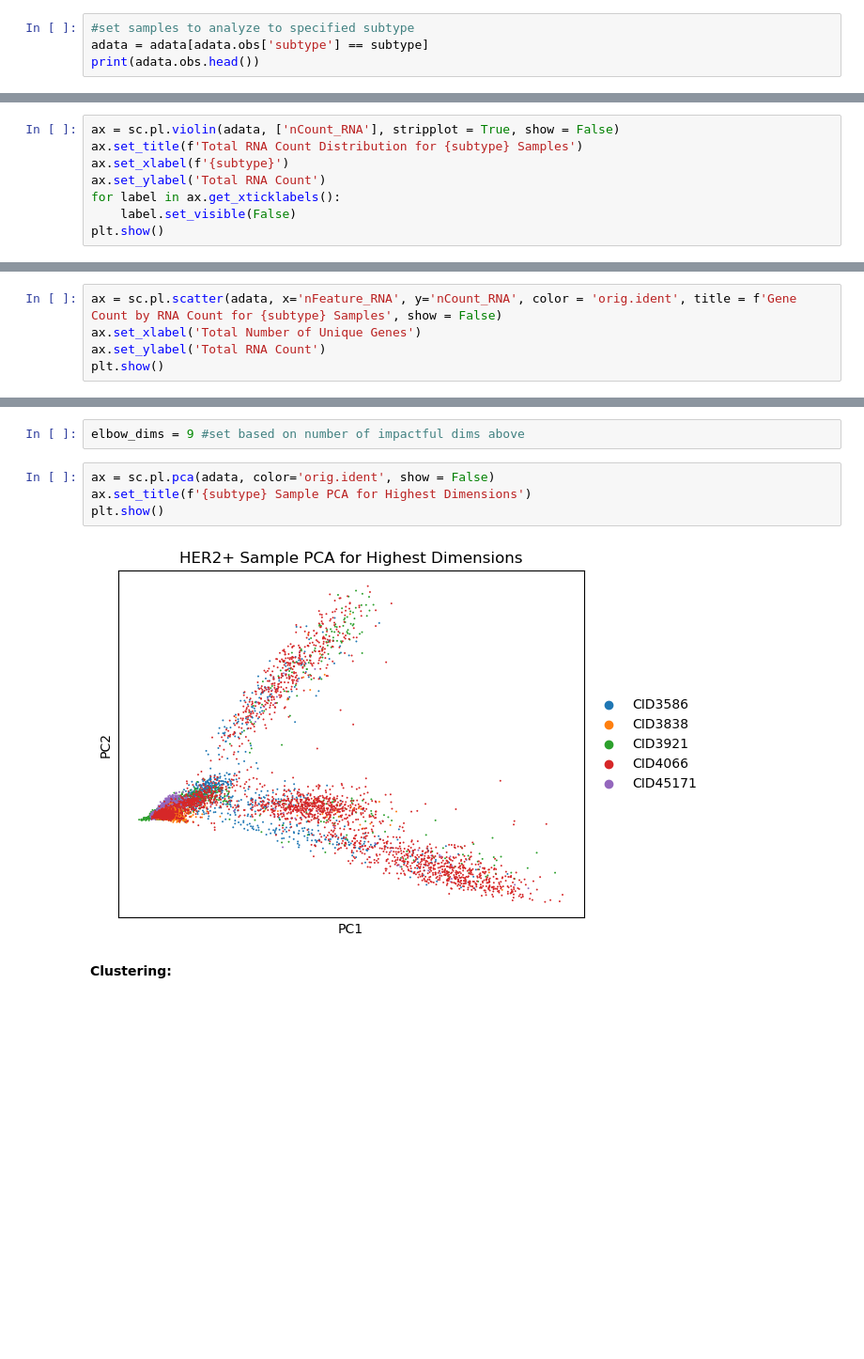
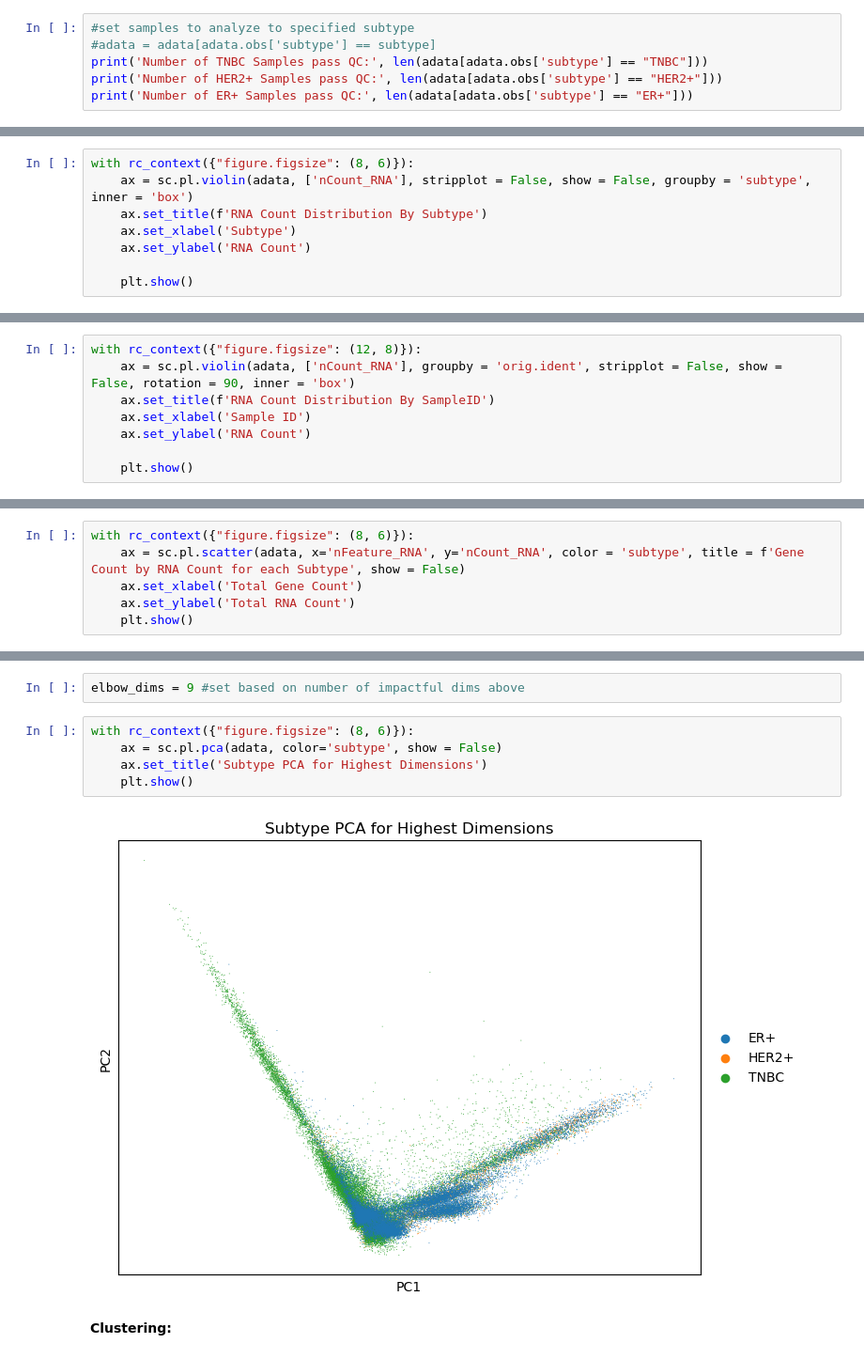
Before and after one commit to JoshuaGalla/BCMarkerDiscovery, a Jupyter notebook: analysis/project_analysis.ipynb, the cells around one changed output, grey strips where cells are left out. Shown at 94% size. Saved outputs shown, nothing was run; the diff lists cells and outputs as text; blank space fills up the shorter version.

Commit message:
reformatted plots, integrated pca and clustering w/labeled umap

```diff
--- a/analysis/project_analysis.ipynb
+++ b/analysis/project_analysis.ipynb
@@ -87,6 +91,8 @@ adata = adata[(
 )]
 # %%
 #set samples to analyze to specified subtype
-adata = adata[adata.obs['subtype'] == subtype]
-print(adata.obs.head())
+#adata = adata[adata.obs['subtype'] == subtype]
+print('Number of TNBC Samples pass QC:', len(adata[adata.obs['subtype'] == "TNBC"]))
+print('Number of HER2+ Samples pass QC:', len(adata[adata.obs['subtype'] == "HER2+"]))
+print('Number of ER+ Samples pass QC:', len(adata[adata.obs['subtype'] == "ER+"]))
 # %% [output]
@@ -129,9 +129,9 @@ plt.show()
 # %%
-ax = sc.pl.violin(adata, ['nCount_RNA'], stripplot = True, show = False)
-ax.set_title(f'Total RNA Count Distribution for {subtype} Samples')
-ax.set_xlabel(f'{subtype}')
-ax.set_ylabel('Total RNA Count')
-for label in ax.get_xticklabels():
-    label.set_visible(False)
-plt.show()
+with rc_context({"figure.figsize": (8, 6)}):
+    ax = sc.pl.violin(adata, ['nCount_RNA'], stripplot = False, show = False, groupby = 'subtype', inner = 'box')
+    ax.set_title(f'RNA Count Distribution By Subtype')
+    ax.set_xlabel('Subtype')
+    ax.set_ylabel('RNA Count')
+
+    plt.show()
 # %% [output]
@@ -138,0 +139,8 @@ plt.show()
+# %%
+with rc_context({"figure.figsize": (12, 8)}):
+    ax = sc.pl.violin(adata, ['nCount_RNA'], groupby = 'orig.ident', stripplot = False, show = False, rotation = 90, inner = 'box')
+    ax.set_title(f'RNA Count Distribution By SampleID')
+    ax.set_xlabel('Sample ID')
+    ax.set_ylabel('RNA Count')
+
+    plt.show()
@@ -139,8 +149,9 @@ plt.show()
 # %% [markdown]
 __Visualization - Scatterplots:__
 # %%
-ax = sc.pl.scatter(adata, x='nFeature_RNA', y='nCount_RNA', color = 'orig.ident', title = f'Gene Count by RNA Count for {subtype} Samples', show = False)
-ax.set_xlabel('Total Number of Unique Genes')
-ax.set_ylabel('Total RNA Count')
-plt.show()
+with rc_context({"figure.figsize": (8, 6)}):
+    ax = sc.pl.scatter(adata, x='nFeature_RNA', y='nCount_RNA', color = 'subtype', title = f'Gene Count by RNA Count for each Subtype', show = False)
+    ax.set_xlabel('Total Gene Count')
+    ax.set_ylabel('Total RNA Count')
+    plt.show()
 # %% [output]
@@ -196,11 +209,12 @@ sc.pl.pca_variance_ratio(adata, show = True)
 # %%
 elbow_dims = 9 #set based on number of impactful dims above
 # %%
-ax = sc.pl.pca(adata, color='orig.ident', show = False)
-ax.set_title(f'{subtype} Sample PCA for Highest Dimensions')
-plt.show()
+with rc_context({"figure.figsize": (8, 6)}):
+    ax = sc.pl.pca(adata, color='subtype', show = False)
+    ax.set_title('Subtype PCA for Highest Dimensions')
+    plt.show()
 # %% [output]
-[figure, old version]
+[figure, new version]
 # %% [markdown]
 __Clustering:__
 # %%
```
Also changed, not shown: parts of 36 cells of this notebook.
